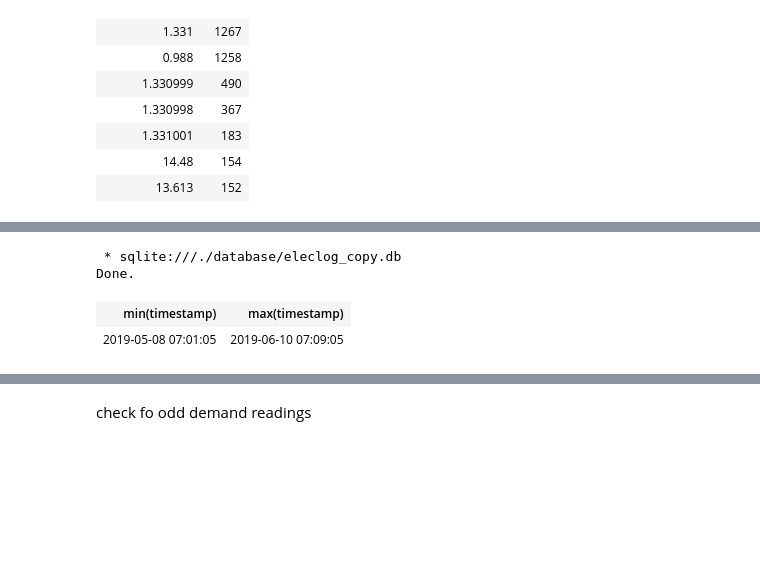
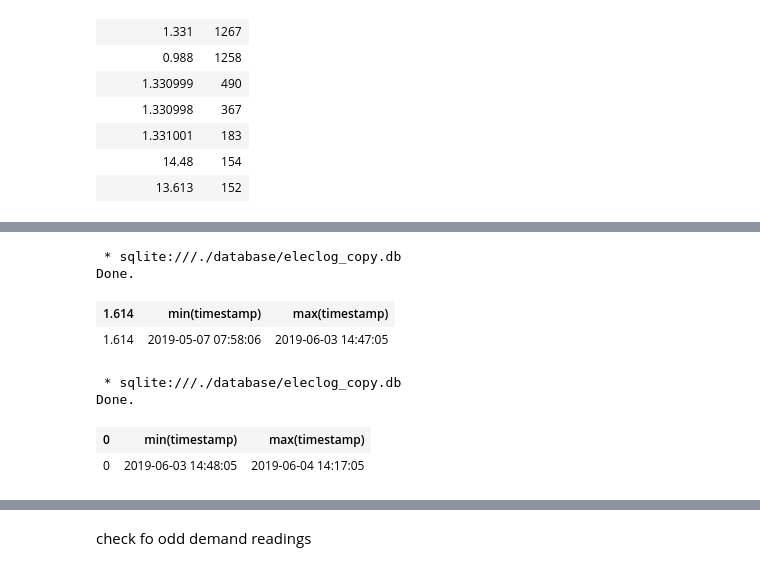
Before and after one commit to srendall91/orkney-electricity, a Jupyter notebook: dataclean/BadData.ipynb, the cells around one changed output, grey strips where cells are left out. Drawn from its saved outputs; the diff is of its cells as text; code cells hidden in the pictures; blank space fills up the shorter version.

```diff
--- a/dataclean/BadData.ipynb
+++ b/dataclean/BadData.ipynb
@@ -122,9 +143,18 @@ Done.
 # %%
 %%sql
-SELECT min(timestamp), max(timestamp) from readings
-where anm_generated = 1.614 and substr(timestamp, 6, 5) > '04-31' and substr(timestamp, 6, 5) < '06-14'
+SELECT 1.614, min(timestamp), max(timestamp) from readings
+where non_anm_generated = 1.614 and substr(timestamp, 6, 5) > '04-31' and substr(timestamp, 6, 5) < '06-04'
 # %% [output]
  * sqlite:///./database/eleclog_copy.db
 Done.
-| min(timestamp) | max(timestamp) |
-| 2019-05-08 07:01:05 | 2019-06-10 07:09:05 |
+| 1.614 | min(timestamp) | max(timestamp) |
+| 1.614 | 2019-05-07 07:58:06 | 2019-06-03 14:47:05 |
+# %%
+%%sql
+SELECT 0, min(timestamp), max(timestamp) from readings
+where non_anm_generated = 0 and substr(timestamp, 6, 5) > '04-31' and substr(timestamp, 6, 5) < '06-14'
+# %% [output]
+ * sqlite:///./database/eleclog_copy.db
+Done.
+| 0 | min(timestamp) | max(timestamp) |
+| 0 | 2019-06-03 14:48:05 | 2019-06-04 14:17:05 |
```
Also changed, not shown: parts of 9 cells of this notebook.
